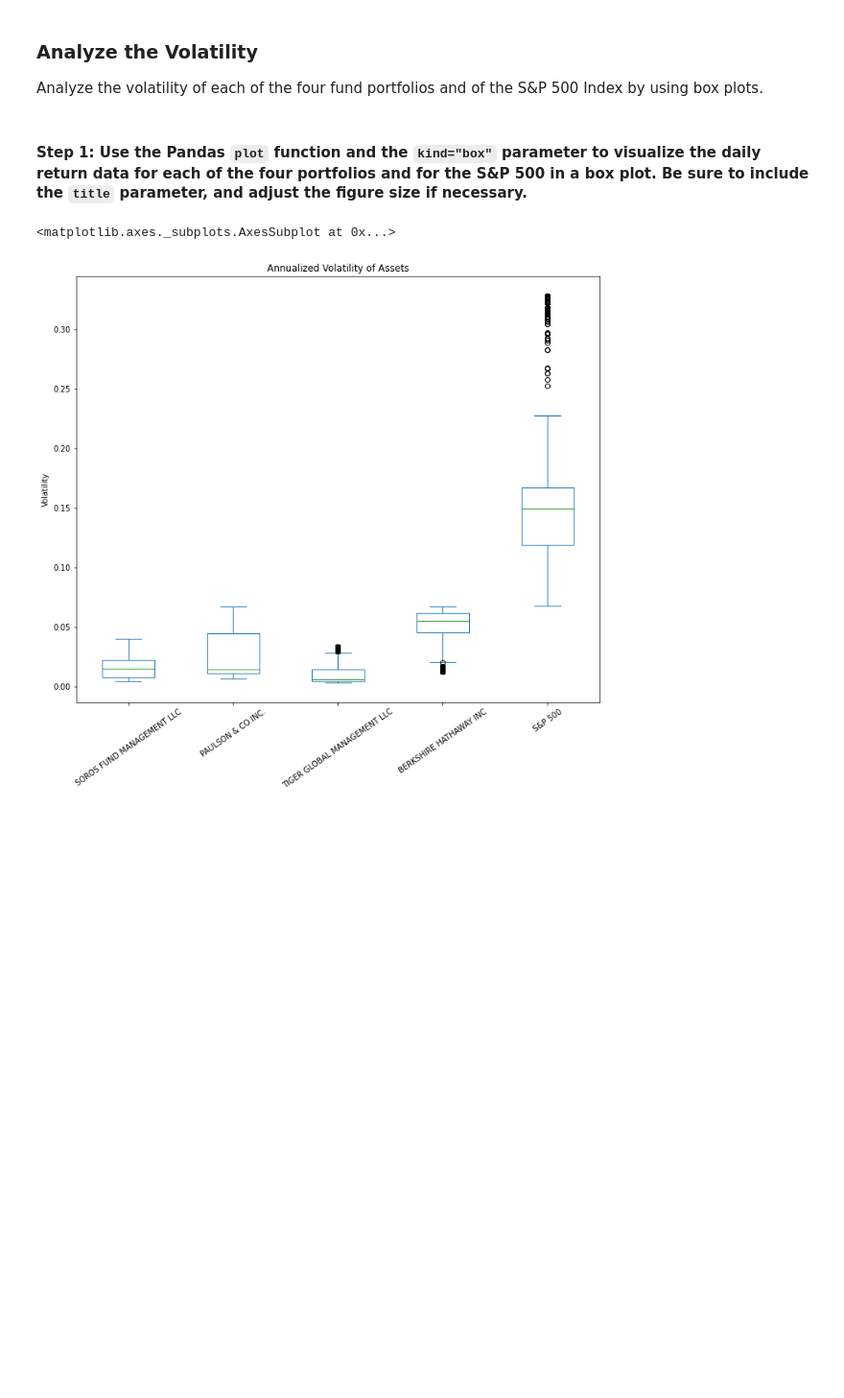
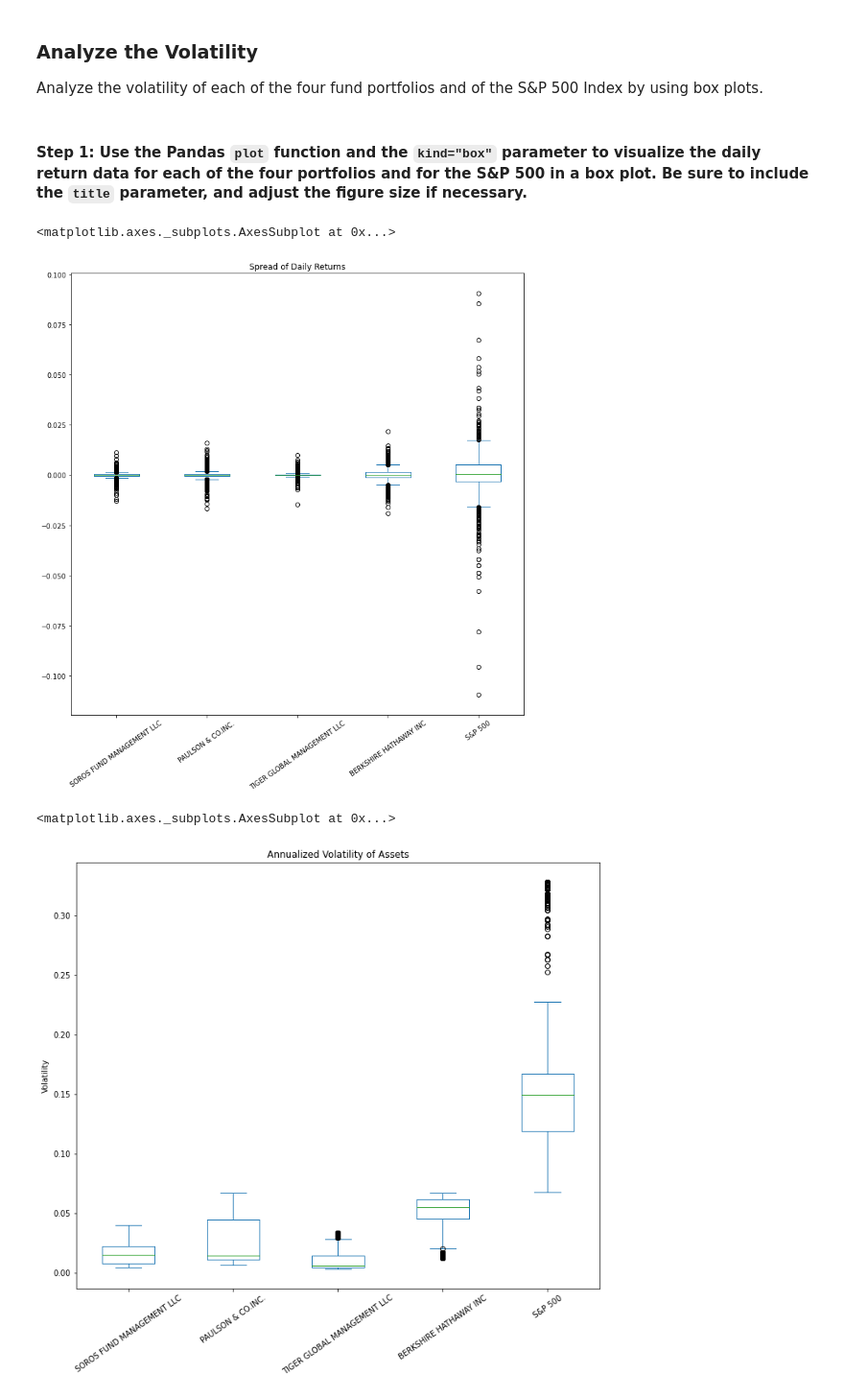
Before and after one commit to ZrowGz/uw-challenge-4, a Jupyter notebook: risk_return_analysis.ipynb, the cells around one changed output. Shown at 96% size. Drawn from its saved outputs; the diff is of its cells as text; code cells hidden in the pictures; blank space fills up the shorter version.

```diff
--- a/risk_return_analysis.ipynb
+++ b/risk_return_analysis.ipynb
@@ -202,6 +202,13 @@ cumulative_returns.plot(figsize=(15, 7), title='Cumulative Return on Investment
 Analyze the volatility of each of the four fund portfolios and of the S&P 500 Index by using box plots.
 # %% [markdown]
 #### Step 1: Use the Pandas `plot` function and the `kind="box"` parameter to visualize the daily return data for each of the four portfolios and for the S&P 500 in a box plot. Be sure to include the `title` parameter, and adjust the figure size if necessary.
+# %%
+# Create a box plot of the daily returns to see the distribution of daily returns
+## Since this task is specified as analyzing volatility and not returns, see the volatility box plot below
+daily_returns.plot(kind='box', figsize=(12,12), title="Spread of Daily Returns", rot=35)
+# %% [output]
+<matplotlib.axes._subplots.AxesSubplot at 0x...>
+[figure, added]
 # %%
 # Use the daily return data to create box plots to visualize the volatility of the 4 funds and the S&P 500
 # Include a title parameter and adjust the figure size
```
Also changed, not shown: parts of 14 cells of this notebook.
